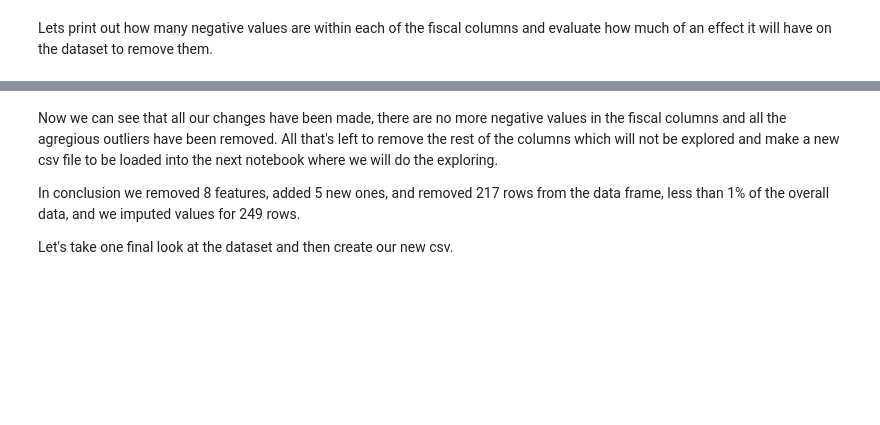
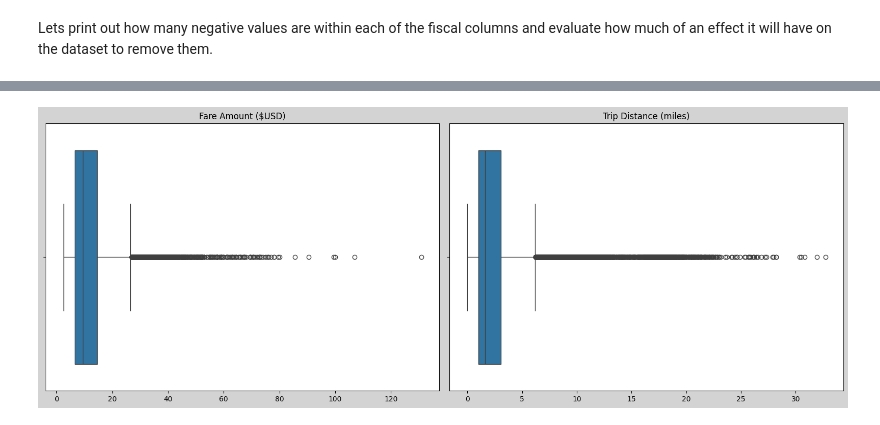
Before and after one commit to DonFetti/TaxiCab_Project, a Jupyter notebook: taxi_data_prep.ipynb, the cells around one changed output, grey strips where cells are left out. Cells and saved outputs as stored; diff of their text form; code cells hidden in the pictures; blank space fills up the shorter version.

```diff
--- a/taxi_data_prep.ipynb
+++ b/taxi_data_prep.ipynb
@@ -124,9 +124,10 @@ subtotal = data["total_amount"] - data["tip_amount"]
 
 # Inserts "subtotal" just behind total_amount instead of at the end since it makes more logical sense for it to be here.
 insert_position = len(data.columns) - 1
-data.insert(insert_position, "subtotal", subtotal)
+df = data.copy()
+df.insert(insert_position, "subtotal", subtotal)
 
 # Drop all specified columns
-df = data.drop(columns=["Unnamed: 0", "tpep_dropoff_datetime",  "store_and_fwd_flag"])
+df = df.drop(columns=["Unnamed: 0", "tpep_dropoff_datetime",  "store_and_fwd_flag"]).copy()
 # %% [markdown]
 Now let's examine the data types of our remaining features
@@ -352,9 +254,0 @@ There are 249 rows that have either a zero or a value greater than 25 for ride_r
-# %%
-avg_rate = df[(df["ride_rate"] > 0) & df["ride_rate"] < rate_upper_bound]["ride_rate"].mean()
-print(avg_rate)
-
-# Impute avg rate for ride_rate where for these 165 columns
-df.loc[(df["ride_rate"] == 0) | (df["ride_rate"] >= rate_upper_bound), "ride_rate"] = avg_rate
-
-# Reprint the number of problematic columns which should now be 0 if our changes were made correctly
-print(df[(df["ride_rate"] == 0) | (df["ride_rate"] >= rate_upper_bound)].shape[0])
@@ -362,0 +321,2 @@ The average rate which we determined from over 22,000 rows is 7.14, and we succe
+# %%
+df=df[df['fare_amount']>=2.5].copy()
@@ -362,0 +339,4 @@ The average rate which we determined from over 22,000 rows is 7.14, and we succe
+# %%
+df = df[df['RatecodeID']<5].copy()
+df = df[df['trip_distance']>0].copy()
+print(f'After removing these sets of unreliable data, we still contain {(df.__len__()/data.__len__()):.2%} of the original data, this should allow the further analysis to provide significant results.')
@@ -363,30 +361,22 @@ The average rate which we determined from over 22,000 rows is 7.14, and we succe
 # %%
 plt.figure(figsize=(16, 6))
 plt.gcf().set_facecolor('lightgrey')
 
-plt.subplot(2,2,1)
+
+plt.subplot(1,2,1)
 sns.boxplot(data=df["fare_amount"], orient="h")
 plt.title('Fare Amount ($USD)')
 plt.xlabel('')
-plt.axvline(x = 62.5)
 
-plt.subplot(2,2,2)
-sns.boxplot(data=df["tip_amount"] , orient="h")
-plt.title('Tip Amount ($USD)')
-plt.xlabel('')
-plt.axvline(x = 17.5)
 
-plt.subplot(2, 2, 3)
+plt.subplot(1, 2, 2)
 sns.boxplot(data=df["trip_distance"] , orient="h")
 plt.title('Trip Distance (miles)')
 plt.xlabel('')
-plt.axvline(x = 24)
 
-plt.subplot(2, 2, 4)
-sns.boxplot(data=df["ride_rate"] , orient="h")
-plt.title('Ride Rate ($/Mi)')
-plt.xlabel('')
-plt.axvline(x = 25)
+
 
 plt.tight_layout()
 plt.show()
+# %% [output]
+[figure, added]
@@ -395,7 +383 @@ df.describe()
-# %% [markdown]
-Now we can see that all our changes have been made, there are no more negative values in the fiscal columns and all the agregious outliers have been removed. All that's left to remove the rest of the columns which will not be explored and make a new csv file to be loaded into the next notebook where we will do the exploring.
-
-In conclusion we removed 8 features, added 5 new ones, and removed 217 rows from the data frame, less than 1% of the overall data, and we imputed values for 249 rows.
-
-Let's take one final look at the dataset and then create our new csv.
 # %%
```
Also changed, not shown: parts of 42 cells of this notebook.
